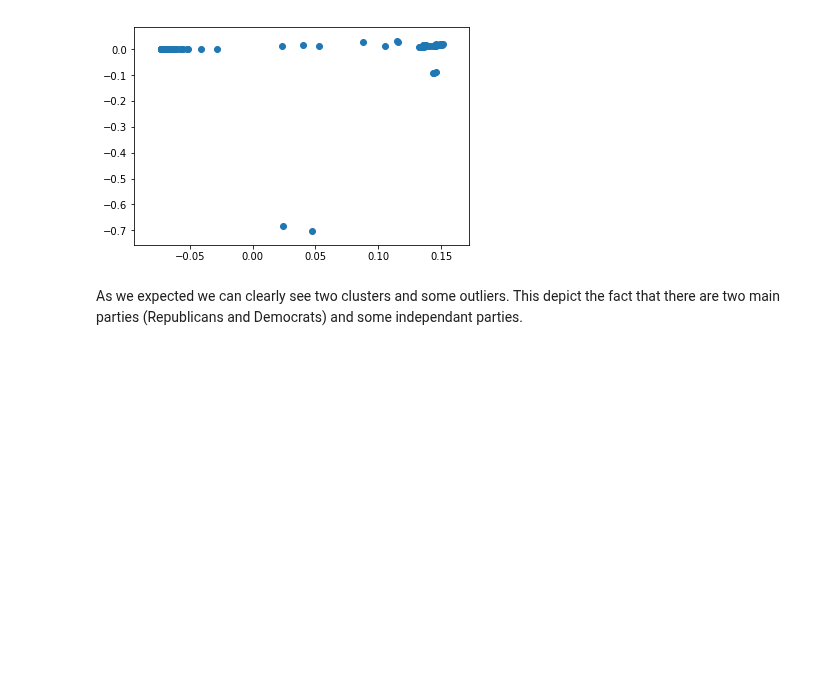
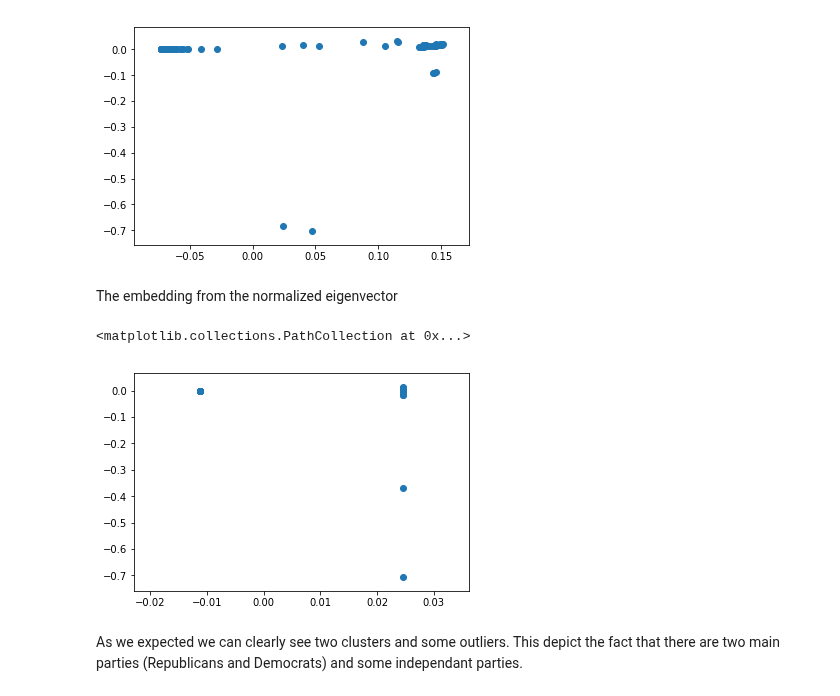
Before and after one commit to lkiel/US-Senators, a Jupyter notebook: milestones/3_spectral_graph_theory.ipynb, the cells around one changed output. Cells and saved outputs as stored; diff of their text form; code cells hidden in the pictures; blank space fills up the shorter version.

```diff
--- a/milestones/3_spectral_graph_theory.ipynb
+++ b/milestones/3_spectral_graph_theory.ipynb
@@ -288,6 +290,13 @@ plt.scatter(embedding[:,0],embedding[:,1])
 # %% [output]
 <matplotlib.collections.PathCollection at 0x...>
 [figure]
+# %% [markdown]
+The embedding from the normalized eigenvector
+# %%
+plt.scatter(embedding_normalized[:,0],embedding_normalized[:,1])
+# %% [output]
+<matplotlib.collections.PathCollection at 0x...>
+[figure, added]
 # %% [markdown]
 As we expected we can clearly see two clusters and some outliers. This depict the fact that there are two main parties (Republicans and Democrats) and some independant parties.
 # %% [markdown]
```
Also changed, not shown: parts of 14 cells of this notebook.
